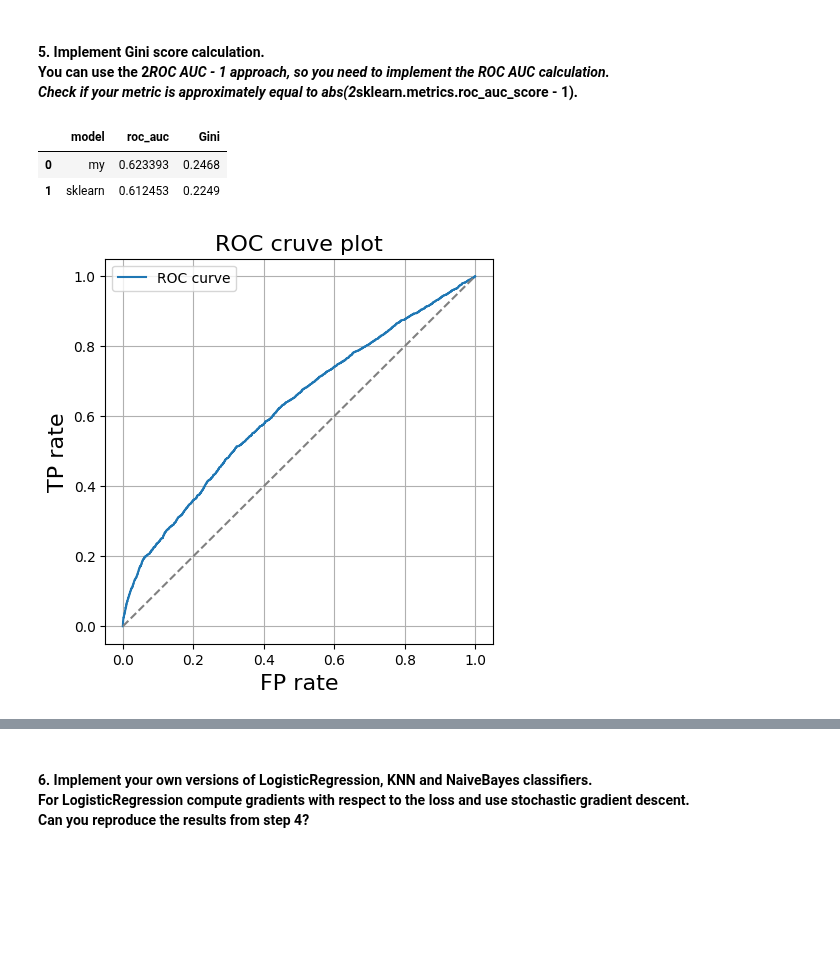
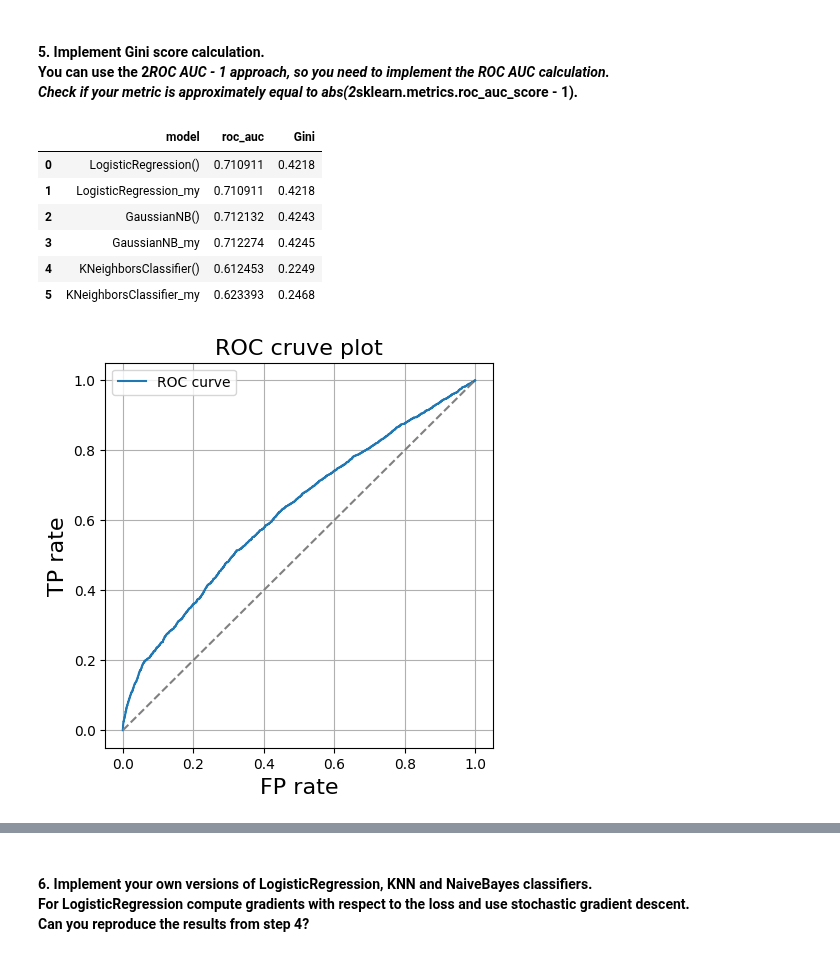
Before and after one commit to TimurOsmanov/s21, a Jupyter notebook: ML/ML.Project_4.ID_Classification/src/DontGetKicked_ML4.ipynb, the cells around one changed output, grey strips where cells are left out. Drawn from its saved outputs; the diff is of its cells as text; code cells hidden in the pictures; blank space fills up the shorter version.

```diff
--- a/ML/ML.Project_4.ID_Classification/src/DontGetKicked_ML4.ipynb
+++ b/ML/ML.Project_4.ID_Classification/src/DontGetKicked_ML4.ipynb
@@ -212,8 +208,12 @@ for num, df in enumerate([X_valid, X_test]):
 X_valid_, X_test_ = df_transformed
 # %%
 y_train_ = X_train_["IsBadBuy"]
-X_train_ = X_train_.drop("IsBadBuy", axis=1)
+X_train_ = X_train_.drop("IsBadBuy", axis=1).astype(np.float64)
 y_valid_ = X_valid_["IsBadBuy"]
-X_valid_ = X_valid_.drop("IsBadBuy", axis=1)
+X_valid_ = X_valid_.drop("IsBadBuy", axis=1).astype(np.float64)
 y_test_ = X_test_["IsBadBuy"]
-X_test_ = X_test_.drop("IsBadBuy", axis=1)
+X_test_ = X_test_.drop("IsBadBuy", axis=1).astype(np.float64)
+# %%
+fig, ax = plt.subplots(nrows=1, ncols=1, figsize=(6, 4))
+train_df["IsBadBuy"].plot.hist(ax=ax)
+fig.show()
@@ -313,8 +324,8 @@ def roc_auc(y_true, y_score):
     auc_score = 0
     for i in range(1, len(false_pos_rate)):
         auc_score += (
-            (false_pos_rate[i] - false_pos_rate[i-1]) *
-            (true_pos_rate[i] + true_pos_rate[i-1]) / 2
+            (false_pos_rate[i] - false_pos_rate[i - 1]) *
+            (true_pos_rate[i] + true_pos_rate[i - 1]) / 2
         )
 
     return auc_score, (false_pos_rate, true_pos_rate)
@@ -323,28 +334,41 @@ def roc_auc(y_true, y_score):
 def gini_score(y_true, y_score):
     '''using 2*ROC AUC - 1 approach'''
     return 2 * roc_auc(y_true=y_true, y_score=y_score)[0] - 1
+
+
+def gini_score_sk(y_true, y_score):
+    '''using 2*ROC AUC - 1 approach'''
+    return 2 * roc_auc_score(y_true=y_true, y_score=y_score) - 1
 # %%
 # check
-out: pd.DataFrame = pd.DataFrame({'model': [], 'roc_auc': [], 'Gini': []})
+out2: pd.DataFrame = pd.DataFrame({'model': [], 'roc_auc': [], 'Gini': []})
 
-out.loc[len(out)] = {
-    'model': 'my',
-    'roc_auc': roc_auc(y_true=y_valid_.values, y_score=y_pred)[0],
-    'Gini':  round(gini_score(y_true=y_valid_.values, y_score=y_pred), 4),
+for model in LogisticRegression(), GaussianNB(), KNeighborsClassifier():
+    model.fit(X=X_train_, y=y_train_)
+    # by [:,1] we get pos observation
+    y_pred = model.predict_proba(X=X_valid_)[:, 1]
+    # using 2*ROC AUC - 1 approach
+    out2.loc[len(out2)] = {
+        'model': model,
+        'roc_auc': roc_auc_score(y_true=y_valid_, y_score=y_pred),
+        'Gini':  round(gini_score_sk(y_true=y_valid_.values, y_score=y_pred), 4),
+    }
+    out2.loc[len(out2)] = {
+        'model': f'{model.__class__.__name__}_my',
+        'roc_auc': roc_auc(y_true=y_valid_.values, y_score=y_pred)[0],
+        'Gini':  round(gini_score(y_true=y_valid_.values, y_score=y_pred), 4),
 }
 
-out.loc[len(out)] = {
-    'model': 'sklearn',
-    'roc_auc': roc_auc_score(y_true=y_valid_, y_score=y_pred),
-    'Gini':  round(2 * roc_auc_score(y_true=y_valid_, y_score=y_pred) - 1, 4),
-}
-
-display(out)
+display(out2.reset_index(drop=True))
 plot_roc(*roc_auc(y_true=y_valid_.values, y_score=y_pred)[1])
 # %% [output]
 |  | model | roc_auc | Gini |
-| 0 | my | 0.623393 | 0.2468 |
-| 1 | sklearn | 0.612453 | 0.2249 |
+| 0 | LogisticRegression() | 0.710911 | 0.4218 |
+| 1 | LogisticRegression_my | 0.710911 | 0.4218 |
+| 2 | GaussianNB() | 0.712132 | 0.4243 |
+| 3 | GaussianNB_my | 0.712274 | 0.4245 |
+| 4 | KNeighborsClassifier() | 0.612453 | 0.2249 |
+| 5 | KNeighborsClassifier_my | 0.623393 | 0.2468 |
 [figure]
 # %% [markdown]
 ![pic5](../misc/images/precision.png)
```
Also changed, not shown: parts of 42 cells of this notebook.
